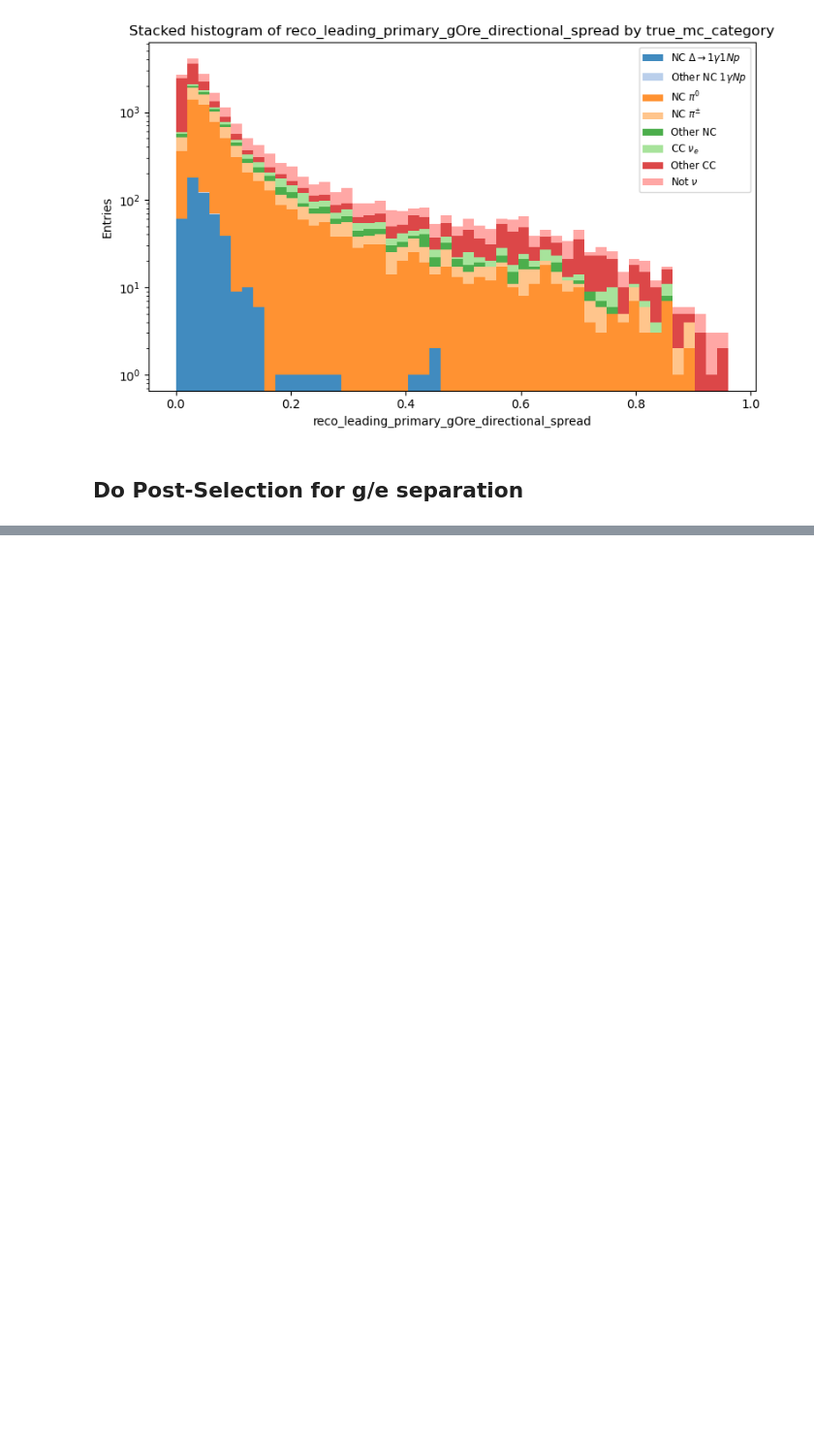
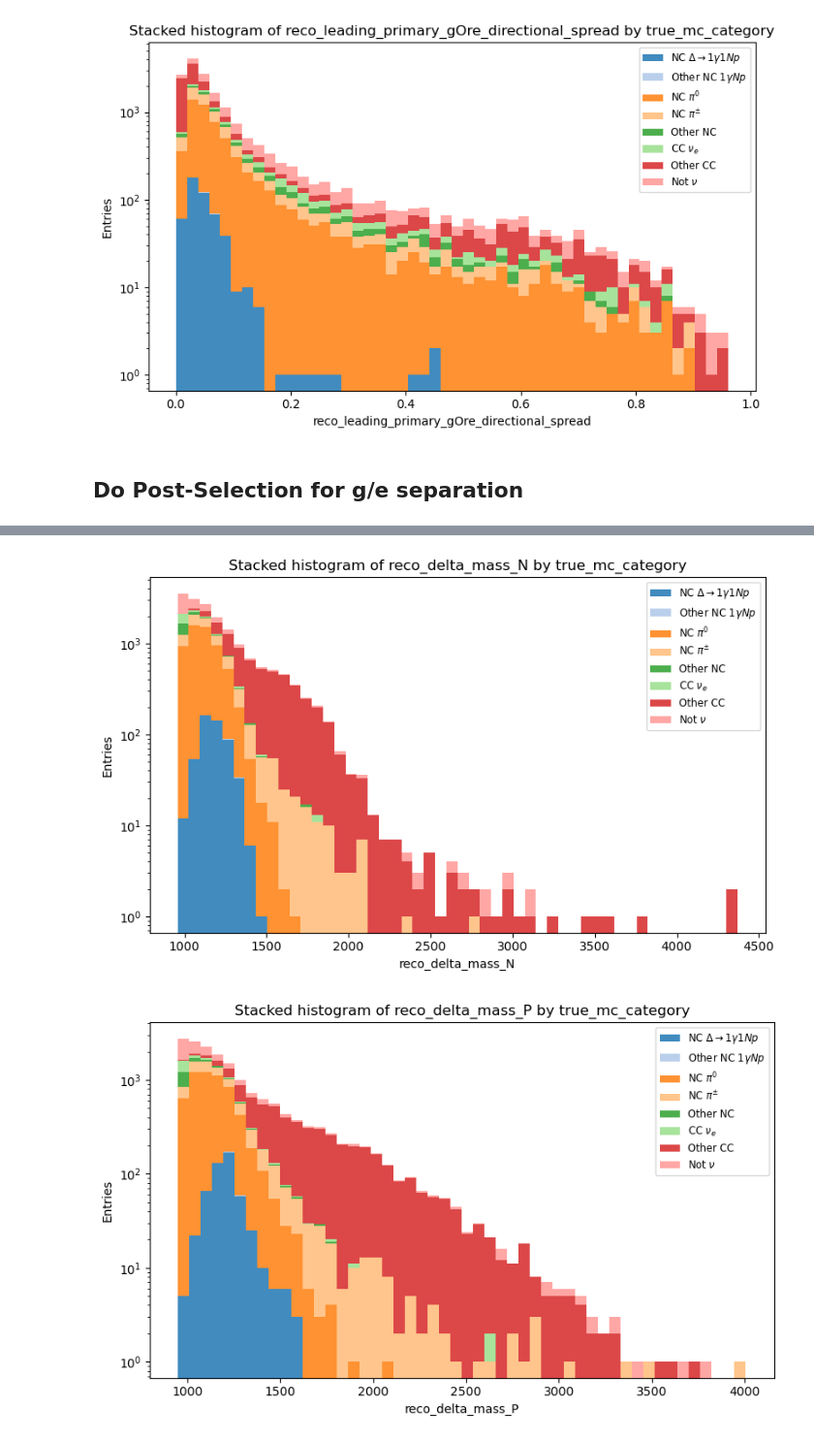
Before and after one commit to seokjuchung/NC_Delta_SPINE, a Jupyter notebook: explore_flatCAF.ipynb, the cells around one changed output, grey strips where cells are left out. Shown at 97% size. Saved outputs shown, nothing was run; the diff lists cells and outputs as text; code cells hidden in the pictures; blank space fills up the shorter version.

```diff
--- a/explore_flatCAF.ipynb
+++ b/explore_flatCAF.ipynb
@@ -314,0 +384,58 @@ print(selected_entries_true.shape)
+# %%
+import matplotlib.pyplot as plt
+import numpy as np
+
+variables = ['reco_delta_mass_N',
+             'reco_delta_mass_P',
+             'reco_flash_total_pe',
+             'reco_gOre_gap',
+             'reco_pion_mass',
+             'reco_leading_primary_proton_azimuthal_angle',
+             'reco_leading_primary_proton_dpT',
+             'reco_leading_primary_proton_iou',
+             'reco_leading_primary_proton_ke',
+             'reco_leading_primary_proton_length',
+             'reco_leading_primary_proton_polar_angle',
+             'reco_leading_primary_proton_primary_softmax',
+             'reco_leading_primary_proton_proton_softmax',]
+
+data = OneG1p.arrays(['true_mc_category', 'true_category'] + variables, library="np")
+
+
+# Category labels in order (0..7) — use LaTeX math for Greek/arrow
+labels = [
+    r'NC $\Delta\rightarrow1\gamma 1Np$',
+    r'Other NC 1$\gamma Np$',
+    r'NC $\pi^{0}$',
+    r'NC $\pi^{\pm}$',
+    r'Other NC',
+    r'CC $\nu_e$',
+    r'Other CC',
+    r'Not $\nu$',
+]
+
+# Colors (slice of a colormap to match number of labels)
+colors = plt.cm.tab20.colors[:len(labels)]
+
+for var in variables:
+    # collect arrays for each category (handles empty arrays)
+    arrays = []
+    present_labels = []
+    for idx, lab in enumerate(labels):
+        mask = (data['true_mc_category'] == idx)
+        vals = data[var][mask]
+        arrays.append(vals)
+        present_labels.append(lab)
+
+    plt.figure(figsize=(8,5))
+    plt.hist(arrays, bins=50, stacked=True, label=present_labels, color=colors, alpha=0.85)
+    plt.xlabel(var)
+    plt.ylabel('Entries')
+    plt.yscale('log')
+    plt.legend(loc='upper right', fontsize='small')
+    plt.title(f'Stacked histogram of {var} by true_mc_category')
+    plt.tight_layout()
+    plt.show()
+# %% [output]
+[figure, added]
+[figure, added]
```
Also changed, not shown: parts of 10 cells of this notebook, 1 other file.
